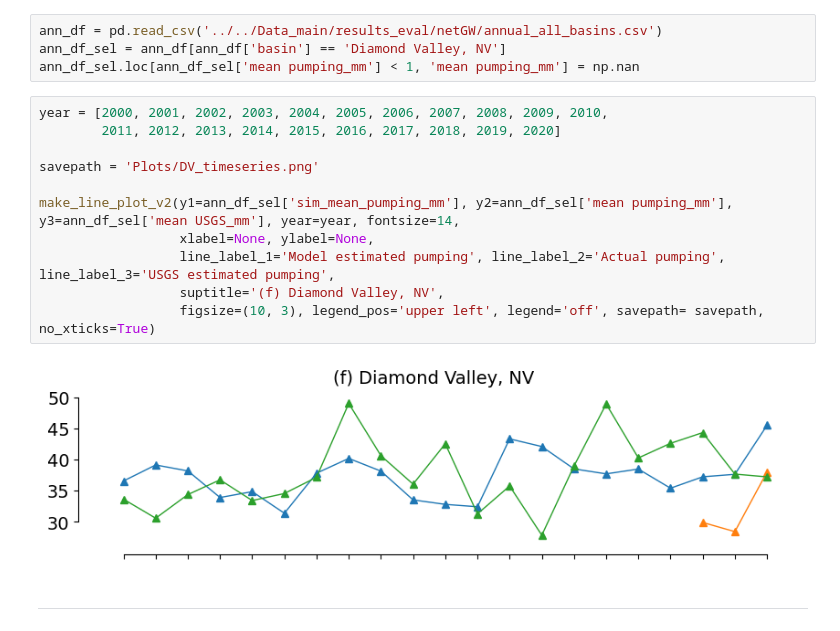
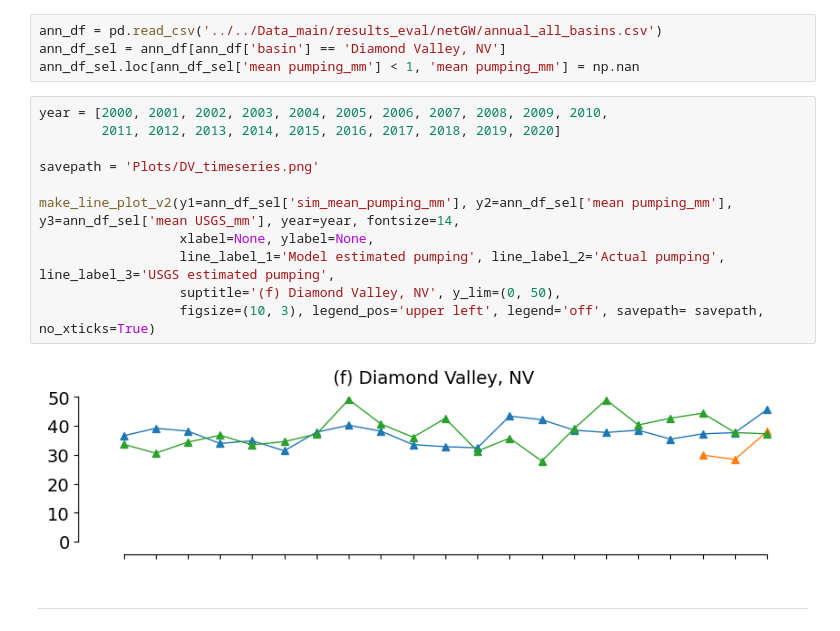
Before and after one commit to mdfahimhasan/WestUS_Peff, a Jupyter notebook: Codes/results_analysis/netGW_vs_pumping.ipynb, the cells around one changed output. Saved outputs shown, nothing was run; the diff lists cells and outputs as text.

```diff
--- a/Codes/results_analysis/netGW_vs_pumping.ipynb
+++ b/Codes/results_analysis/netGW_vs_pumping.ipynb
@@ -295,16 +313,16 @@ ann_df_sel.loc[ann_df_sel['mean pumping_mm'] < 1, 'mean pumping_mm'] = np.nan
 # %%
 year = [2000, 2001, 2002, 2003, 2004, 2005, 2006, 2007, 2008, 2009, 2010,
         2011, 2012, 2013, 2014, 2015, 2016, 2017, 2018, 2019, 2020]
 
 savepath = 'Plots/DV_timeseries.png'
 
 make_line_plot_v2(y1=ann_df_sel['sim_mean_pumping_mm'], y2=ann_df_sel['mean pumping_mm'], y3=ann_df_sel['mean USGS_mm'], year=year, fontsize=14,
                   xlabel=None, ylabel=None,
                   line_label_1='Model estimated pumping', line_label_2='Actual pumping', line_label_3='USGS estimated pumping',
-                  suptitle='(f) Diamond Valley, NV',
+                  suptitle='(f) Diamond Valley, NV', y_lim=(0, 50),
                   figsize=(10, 3), legend_pos='upper left', legend='off', savepath= savepath, no_xticks=True)
 # %% [output]
-[figure, old version]
+[figure, new version]
 # %% [markdown]
 --------------
 # %% [markdown]
```
Also changed, not shown: parts of 9 cells of this notebook, 1 other file.
